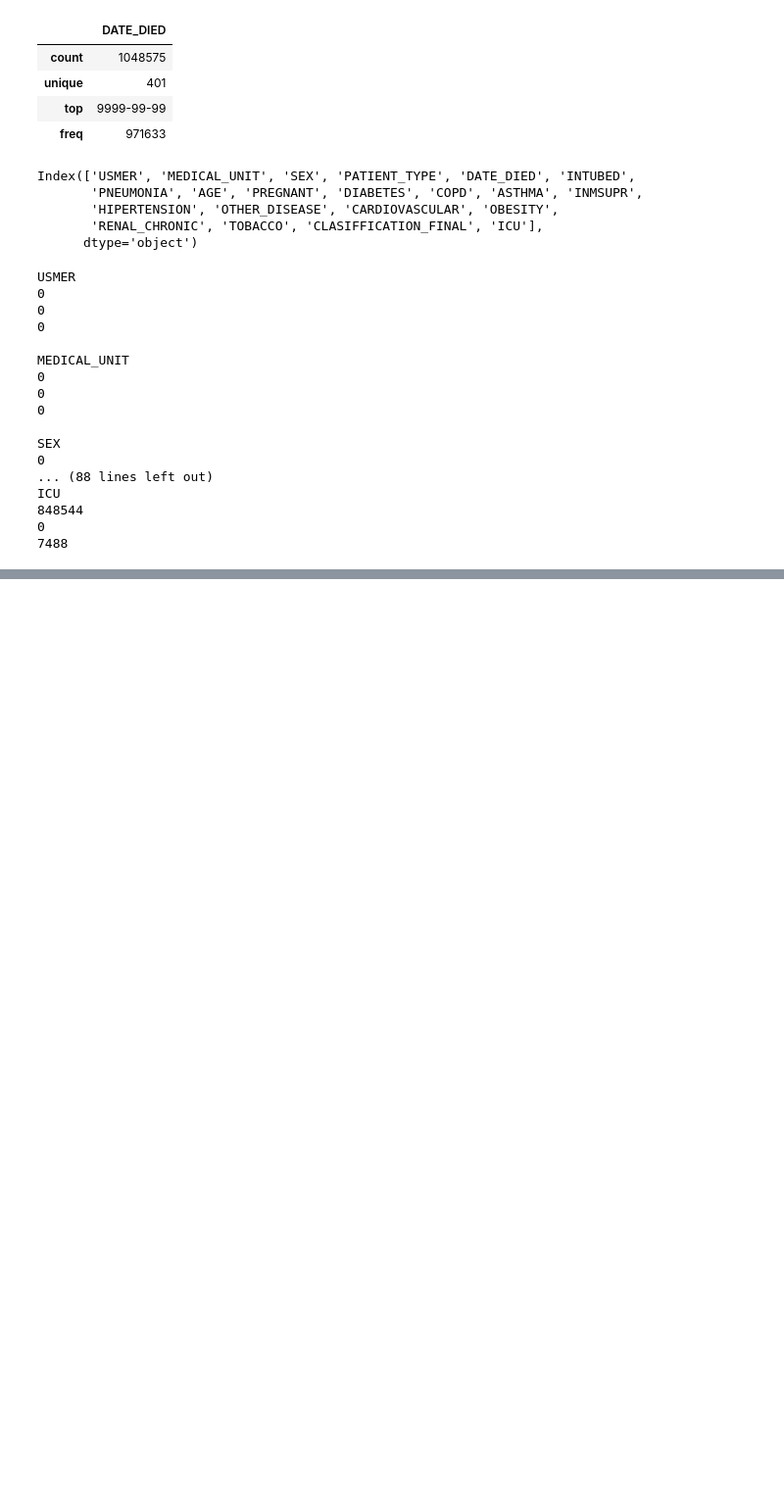
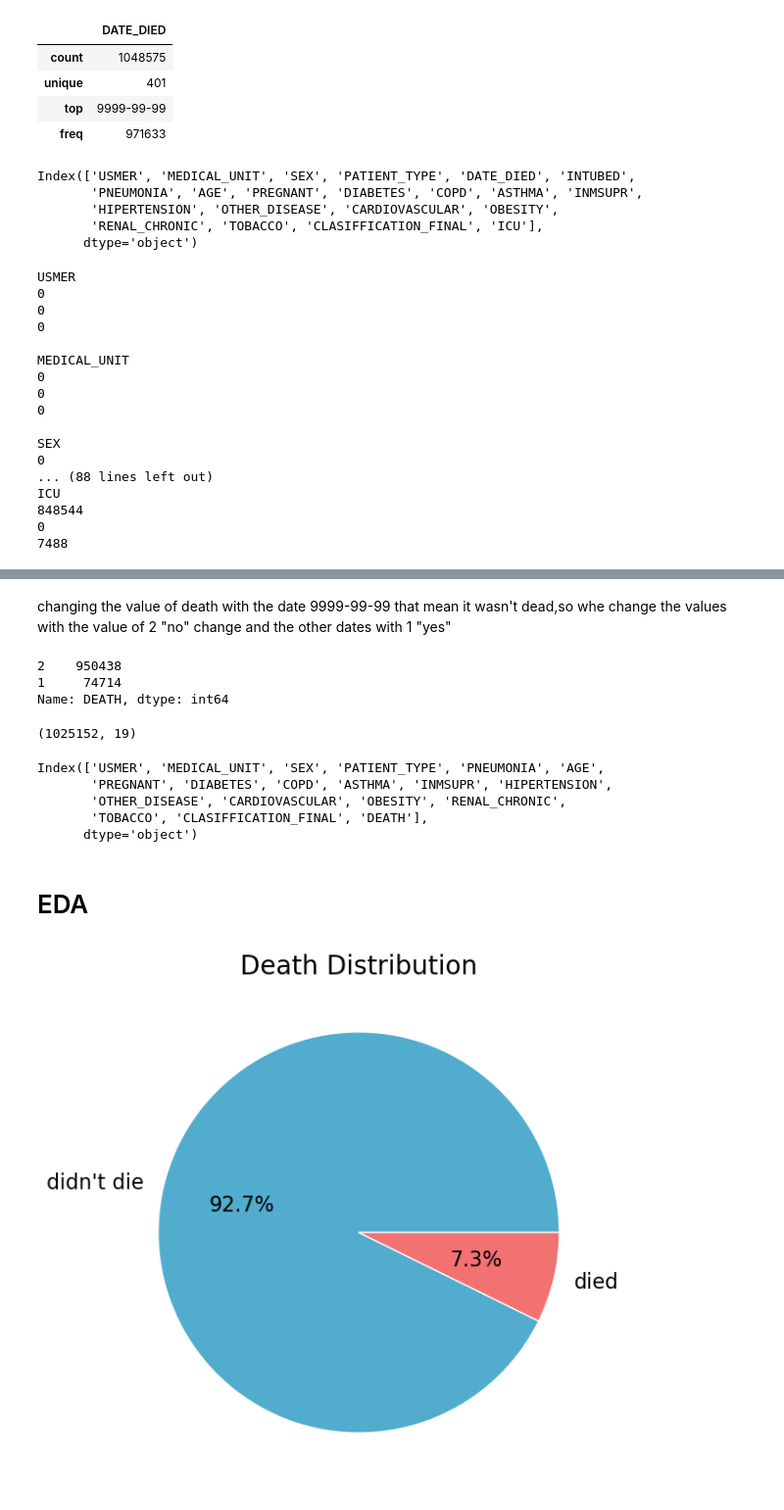
Before and after one commit to FedericoAriton99/CA-1-Machine-Learning, a Jupyter notebook: Federico_Ariton_MachineLearning_HDip_CA1.ipynb, the cells around one changed output, grey strips where cells are left out. Shown at 98% size. Drawn from its saved outputs; the diff is of its cells as text; code cells hidden in the pictures; blank space fills up the shorter version.

```diff
--- a/Federico_Ariton_MachineLearning_HDip_CA1.ipynb
+++ b/Federico_Ariton_MachineLearning_HDip_CA1.ipynb
@@ -155,0 +178,11 @@ ICU
+# %%
+# List of columns to check
+columns_to_filter = ['PNEUMONIA', 'DIABETES', 'COPD', 'ASTHMA', 'INMSUPR',
+                     'HIPERTENSION', 'OTHER_DISEASE', 'CARDIOVASCULAR',
+                     'OBESITY', 'RENAL_CHRONIC', 'TOBACCO']
+
+# Loop through each column and apply the filter
+for col in columns_to_filter:
+    Covid_Data = Covid_Data[Covid_Data[col].isin([1, 2])]
+
+print(f'shape of dataset: - {Covid_Data.shape}')
@@ -155,0 +207,3 @@ ICU
+# %%
+Covid_Data.drop(['ICU', 'INTUBED'], axis=1, inplace=True)
+Covid_Data.shape
@@ -155,0 +228,39 @@ ICU
+# %% [markdown]
+changing the value of death with the date 9999-99-99 that mean it wasn't dead,so whe change the values with the value of 2 "no" change and the other dates with 1 "yes"
+# %%
+# Create the 'DEATH' column using vectorized comparison
+Covid_Data['DEATH'] = (Covid_Data['DATE_DIED'] == '9999-99-99').astype(int) + 1
+
+# Count the values in 'DEATH'
+death_counts = Covid_Data['DEATH'].value_counts()
+# %%
+Covid_Data['DEATH'].value_counts()
+# %% [output]
+2    950438
+1     74714
+Name: DEATH, dtype: int64
+# %%
+Covid_Data.drop('DATE_DIED', axis=1, inplace=True)
+Covid_Data.shape
+# %% [output]
+(1025152, 19)
+# %%
+Covid_Data.colums
+# %% [output]
+Index(['USMER', 'MEDICAL_UNIT', 'SEX', 'PATIENT_TYPE', 'PNEUMONIA', 'AGE',
+       'PREGNANT', 'DIABETES', 'COPD', 'ASTHMA', 'INMSUPR', 'HIPERTENSION',
+       'OTHER_DISEASE', 'CARDIOVASCULAR', 'OBESITY', 'RENAL_CHRONIC',
+       'TOBACCO', 'CLASIFFICATION_FINAL', 'DEATH'],
+      dtype='object')
+# %% [markdown]
+# EDA
+# %%
+fig, ax = plt.subplots(figsize=(7, 7))
+ax.pie(
+    Covid_Data.DEATH.value_counts().values, labels=['didn\'t die', 'died'], autopct='%1.1f%%',
+    startangle=0, textprops={'fontsize': 16}, wedgeprops={'edgecolor': '#fff'}, colors=['#51ACCE', '#F27272']
+)
+ax.set_title('Death Distribution', fontsize=20, color='black')
+plt.show()
+# %% [output]
+[figure, added]
```
Also changed, not shown: parts of 10 cells of this notebook.
